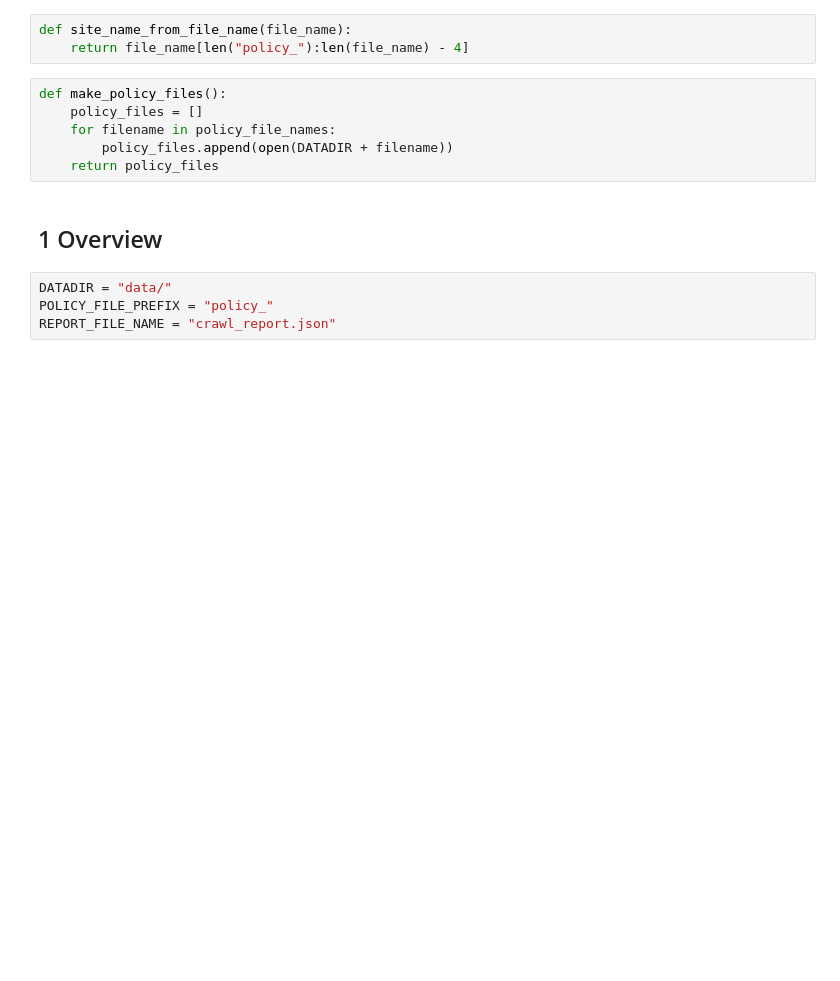
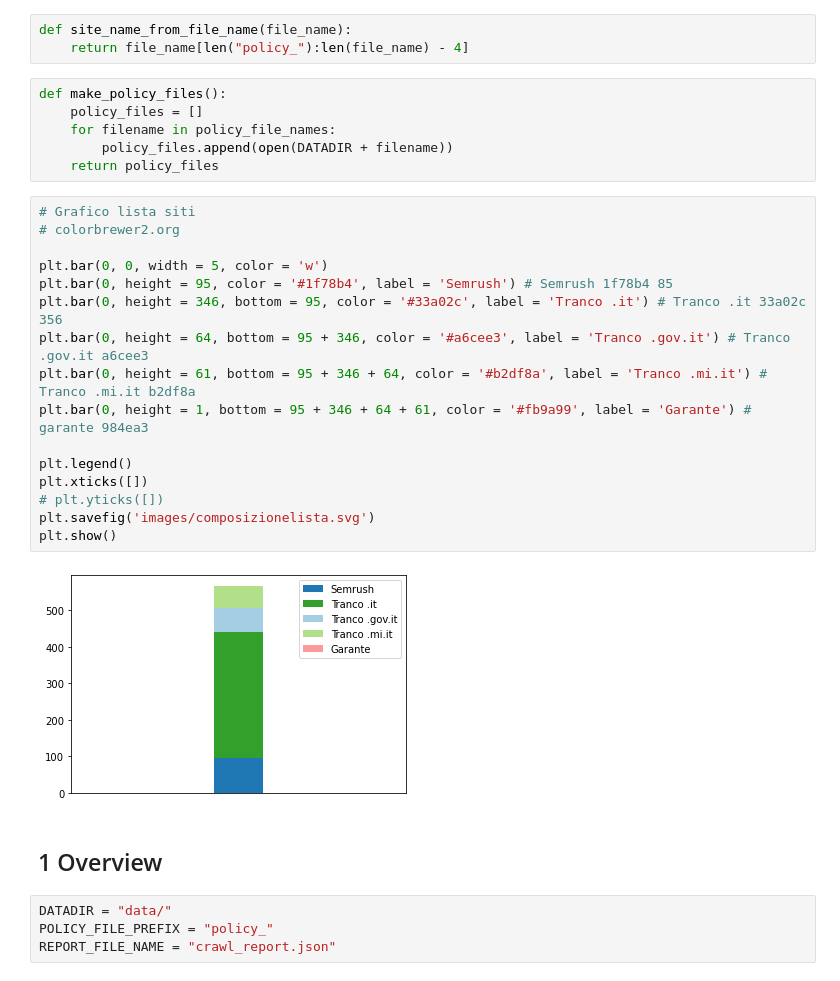
Before and after one commit to gbrsni/policySpider, a Jupyter notebook: Policy analysis.ipynb, the cells around one changed output. Cells and saved outputs as stored; diff of their text form; blank space fills up the shorter version.

```diff
--- a/Policy analysis.ipynb
+++ b/Policy analysis.ipynb
@@ -32,6 +37,24 @@ def make_policy_files():
     for filename in policy_file_names:
         policy_files.append(open(DATADIR + filename))
     return policy_files
+# %%
+# Grafico lista siti
+# colorbrewer2.org
+
+plt.bar(0, 0, width = 5, color = 'w')
+plt.bar(0, height = 95, color = '#1f78b4', label = 'Semrush') # Semrush 1f78b4 85
+plt.bar(0, height = 346, bottom = 95, color = '#33a02c', label = 'Tranco .it') # Tranco .it 33a02c 356
+plt.bar(0, height = 64, bottom = 95 + 346, color = '#a6cee3', label = 'Tranco .gov.it') # Tranco .gov.it a6cee3
+plt.bar(0, height = 61, bottom = 95 + 346 + 64, color = '#b2df8a', label = 'Tranco .mi.it') # Tranco .mi.it b2df8a
+plt.bar(0, height = 1, bottom = 95 + 346 + 64 + 61, color = '#fb9a99', label = 'Garante') # garante 984ea3
+
+plt.legend()
+plt.xticks([])
+# plt.yticks([])
+plt.savefig('images/composizionelista.svg')
+plt.show()
+# %% [output]
+[figure, added]
 # %% [markdown]
 ## 1 Overview
 # %%
```
Also changed, not shown: parts of 37 cells of this notebook.
